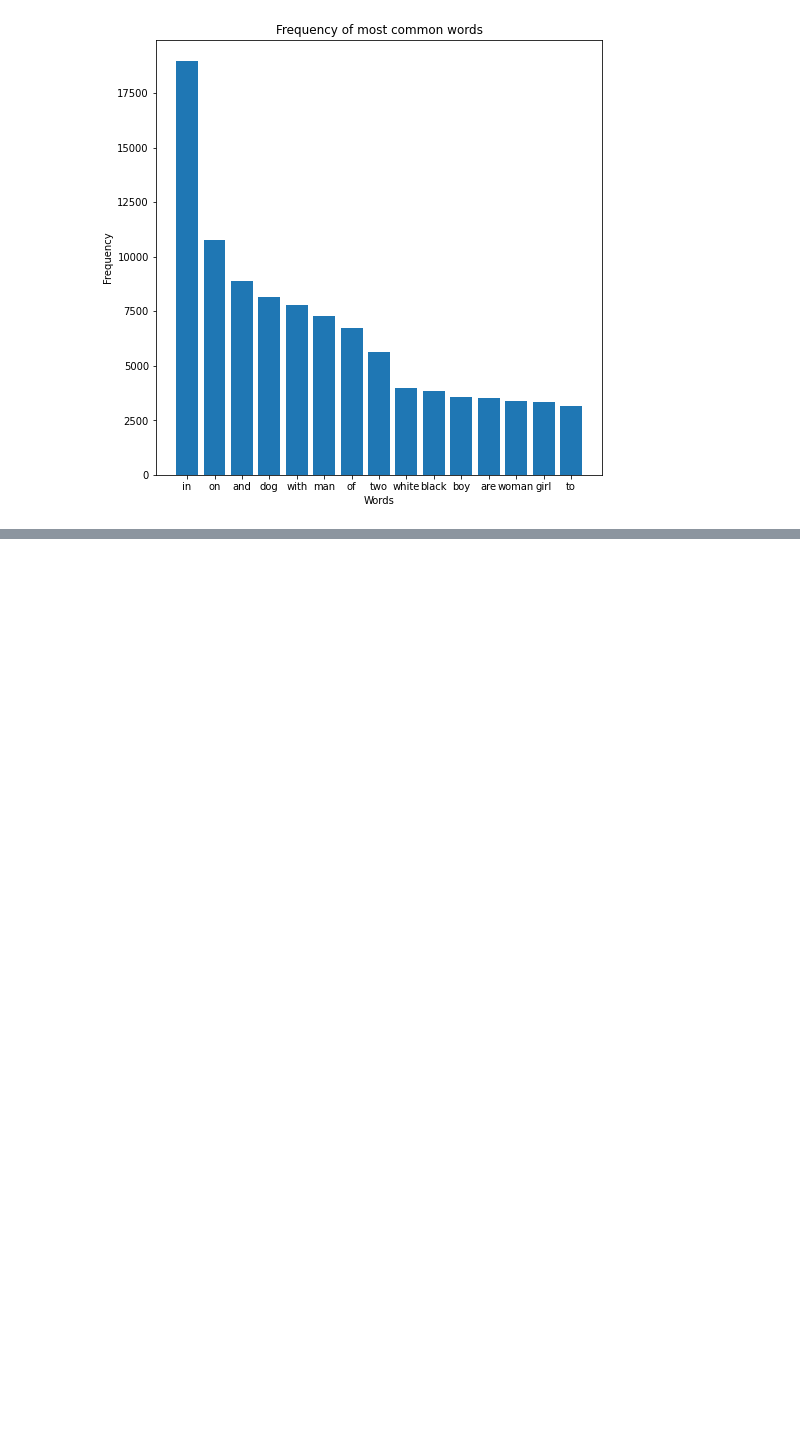
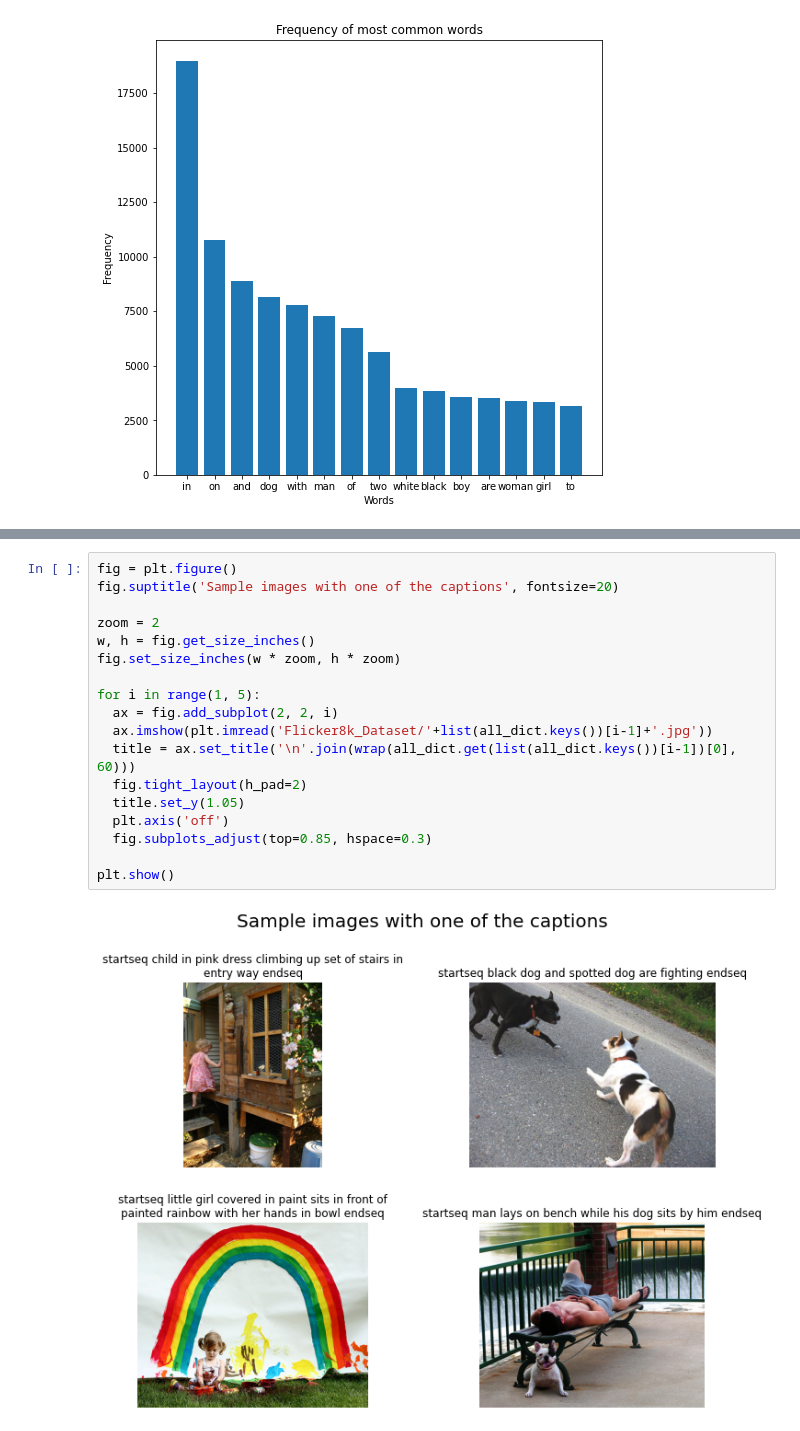
Before and after one commit to akarsh-saxena/Image-Caption-Generator, a Jupyter notebook: Image Caption Generator.ipynb, the cells around one changed output, grey strips where cells are left out. Cells and saved outputs as stored; diff of their text form; blank space fills up the shorter version.

```diff
--- a/Image Caption Generator.ipynb
+++ b/Image Caption Generator.ipynb
@@ -149,0 +185,20 @@ plt.show()
+# %%
+fig = plt.figure()
+fig.suptitle('Sample images with one of the captions', fontsize=20)
+
+zoom = 2
+w, h = fig.get_size_inches()
+fig.set_size_inches(w * zoom, h * zoom)
+
+for i in range(1, 5):
+  ax = fig.add_subplot(2, 2, i)
+  ax.imshow(plt.imread('Flicker8k_Dataset/'+list(all_dict.keys())[i-1]+'.jpg'))
+  title = ax.set_title('\n'.join(wrap(all_dict.get(list(all_dict.keys())[i-1])[0], 60)))
+  fig.tight_layout(h_pad=2)
+  title.set_y(1.05)
+  plt.axis('off')
+  fig.subplots_adjust(top=0.85, hspace=0.3)
+
+plt.show()
+# %% [output]
+[figure, added]
```
Also changed, not shown: parts of 5 cells of this notebook.
